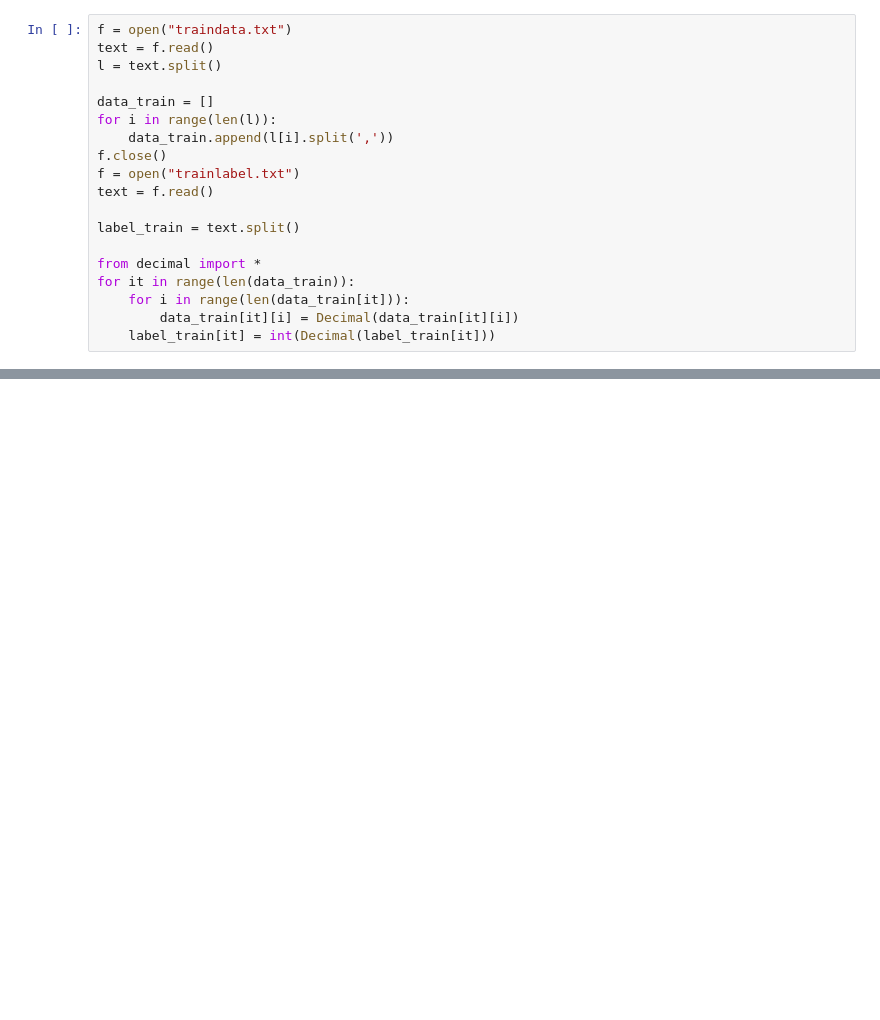
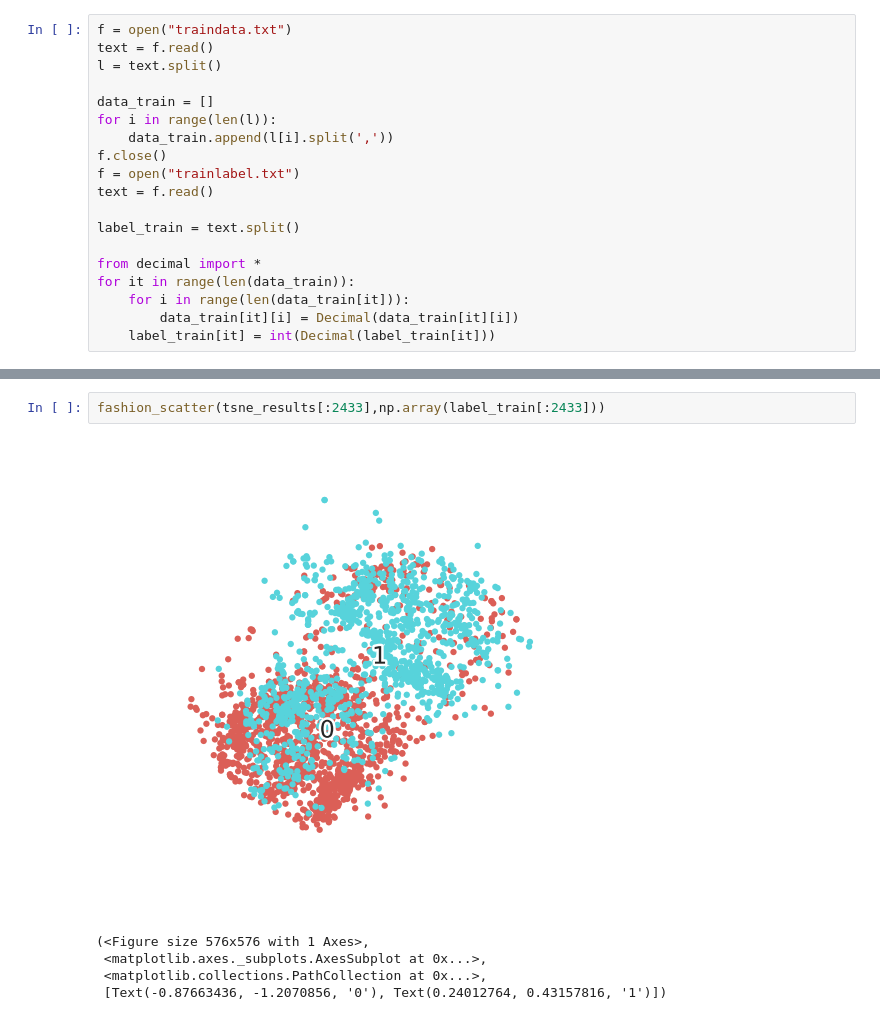
Before and after one commit to ofcm/ofcm, a Jupyter notebook: models/training/Untitled.ipynb, the cells around one changed output, grey strips where cells are left out. Drawn from its saved outputs; the diff is of its cells as text; blank space fills up the shorter version.

```diff
--- a/models/training/Untitled.ipynb
+++ b/models/training/Untitled.ipynb
@@ -42,0 +103,8 @@ tsne_results = tsne.fit_transform(data_train,label_train)
+# %%
+fashion_scatter(tsne_results[:2433],np.array(label_train[:2433]))
+# %% [output]
+[figure, added]
+(<Figure size 576x576 with 1 Axes>,
+ <matplotlib.axes._subplots.AxesSubplot at 0x...>,
+ <matplotlib.collections.PathCollection at 0x...>,
+ [Text(-0.87663436, -1.2070856, '0'), Text(0.24012764, 0.43157816, '1')])
```
Also changed, not shown: parts of 5 cells of this notebook, 7 other files.
